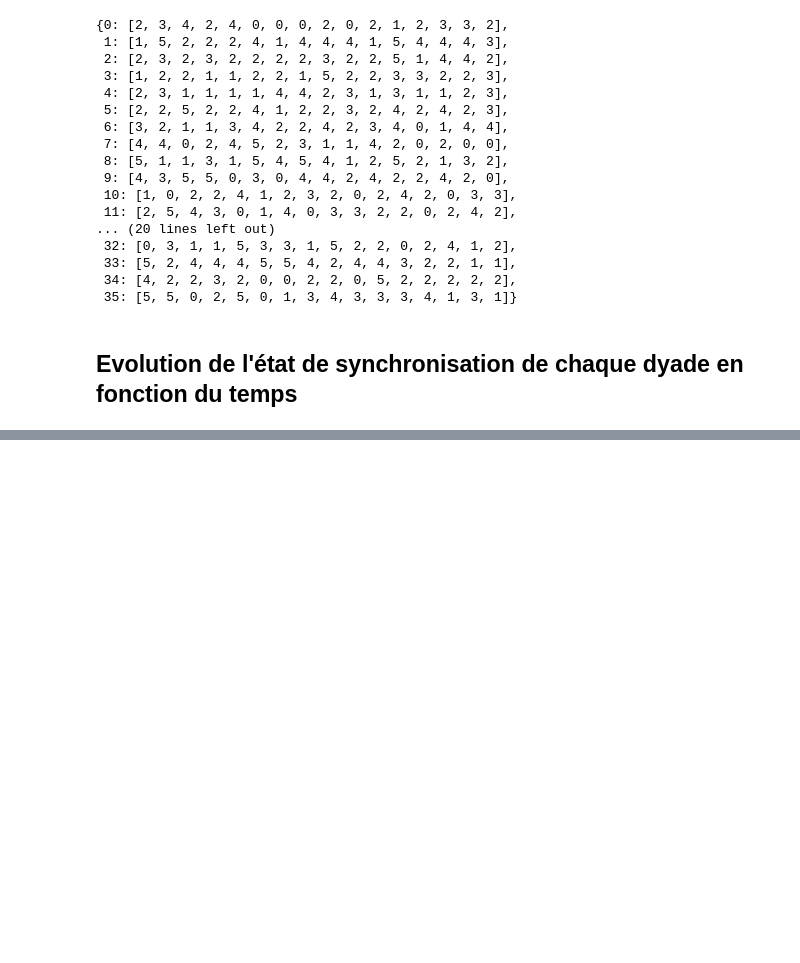
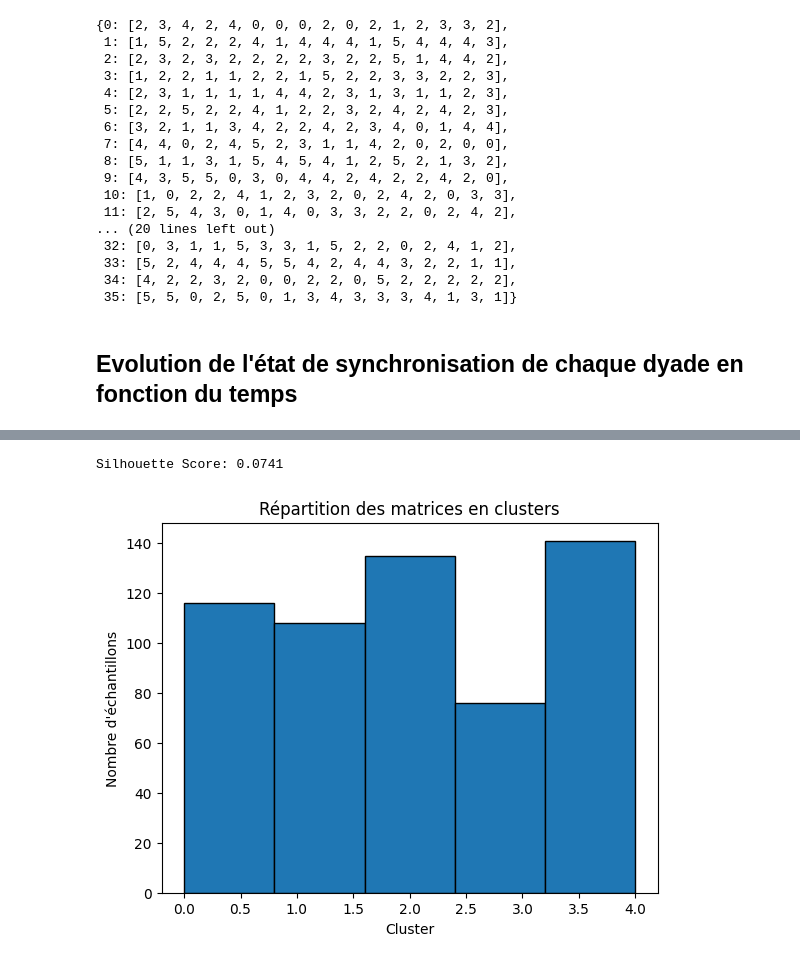
Before and after one commit to Maxoupix1/EtudesTechniques, a Jupyter notebook: traitement120_10.ipynb, the cells around one changed output, grey strips where cells are left out. Saved outputs shown, nothing was run; the diff lists cells and outputs as text; code cells hidden in the pictures; blank space fills up the shorter version.

```diff
--- a/traitement120_10.ipynb
+++ b/traitement120_10.ipynb
@@ -3,7 +3,7 @@
 # %%
 import scipy.io
 
-mat = scipy.io.loadmat('Win120sec-Overlap10sec\\SyncMatrix_dyad11.mat')
+mat = scipy.io.loadmat('Win120sec-Overlap10sec\\SyncMatrix_dyad4.mat')
 mat_data = mat['WTC3DmatrixDyad']
 print(mat_data.shape)
 mat_data
@@ -297,0 +416,31 @@ plt.show()
+# %%
+from sklearn.cluster import KMeans
+import matplotlib.pyplot as plt
+from sklearn.metrics import silhouette_score
+
+# Extraire les features de l'encodeur
+model.eval()
+with torch.no_grad():
+    encoded_features = model.encoder(matrices_tensor.to(device)).cpu().numpy()
+
+# Transformer en vecteurs (de 3x3x64 à une dimension 576D)
+encoded_features = encoded_features.reshape(576, -1)
+
+# Appliquer K-Means
+num_clusters = 5  # Nombre de clusters à définir
+kmeans = KMeans(n_clusters=num_clusters, random_state=0)
+clusters = kmeans.fit_predict(encoded_features)
+
+# Calculer le score de silhouette
+silhouette_avg = silhouette_score(encoded_features, clusters)
+print(f"Silhouette Score: {silhouette_avg:.4f}")
+
+# Afficher la répartition des clusters
+plt.hist(clusters, bins=num_clusters, edgecolor='black')
+plt.xlabel("Cluster")
+plt.ylabel("Nombre d'échantillons")
+plt.title("Répartition des matrices en clusters")
+plt.show()
+# %% [output]
+Silhouette Score: 0.0741
+[figure, added]
```
Also changed, not shown: parts of 9 cells of this notebook.
